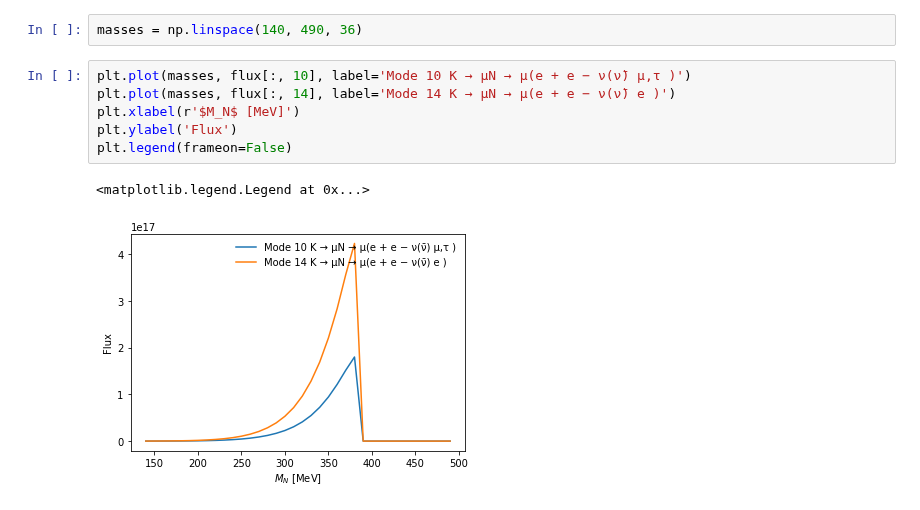
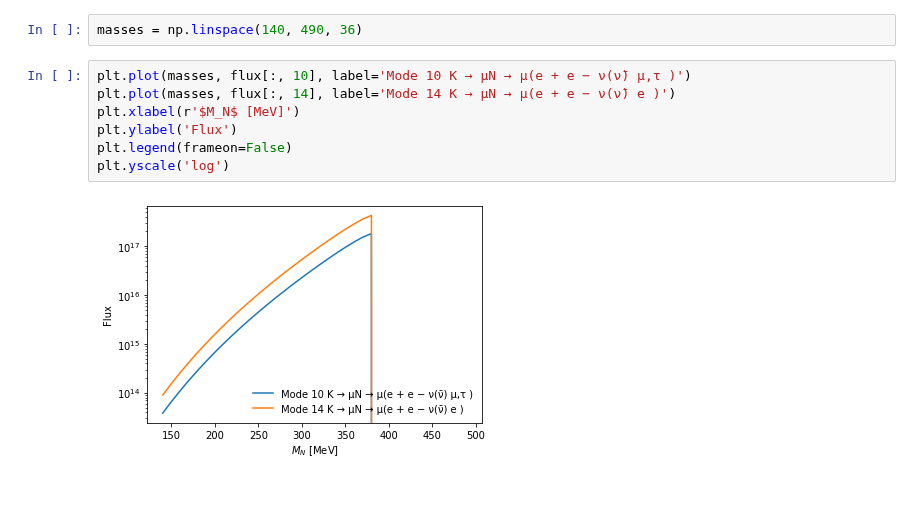
Before and after one commit to mhostert/HNL-DIF, a Jupyter notebook: nd280_read_flux.ipynb, the cells around one changed output. Saved outputs shown, nothing was run; the diff lists cells and outputs as text.

```diff
--- a/nd280_read_flux.ipynb
+++ b/nd280_read_flux.ipynb
@@ -11,9 +11,9 @@ masses = np.linspace(140, 490, 36)
 # %%
 plt.plot(masses, flux[:, 10], label='Mode 10 K → µN → µ(e + e − ν(ν̄) µ,τ )')
 plt.plot(masses, flux[:, 14], label='Mode 14 K → µN → µ(e + e − ν(ν̄) e )')
 plt.xlabel(r'$M_N$ [MeV]')
 plt.ylabel('Flux')
 plt.legend(frameon=False)
+plt.yscale('log')
 # %% [output]
-<matplotlib.legend.Legend at 0x...>
-[figure, old version]
+[figure, new version]
```
Also changed, not shown: parts of 1 cell of this notebook, 44 other files.
